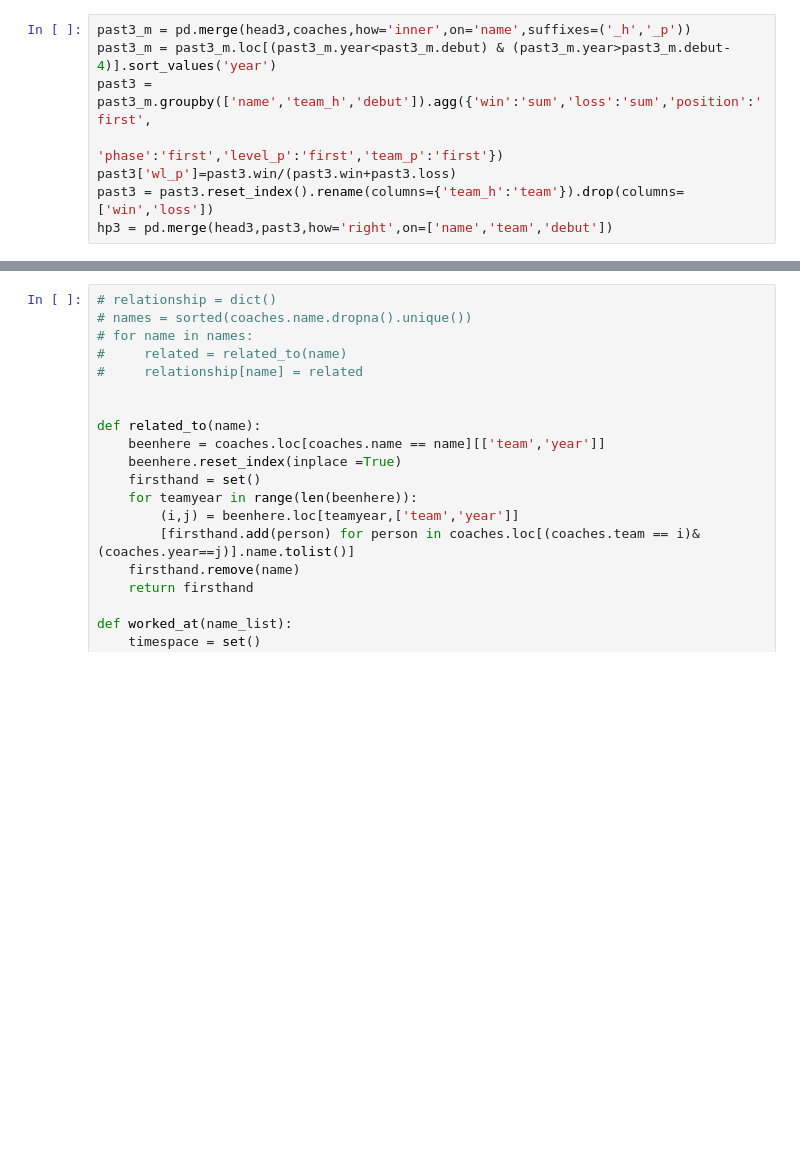
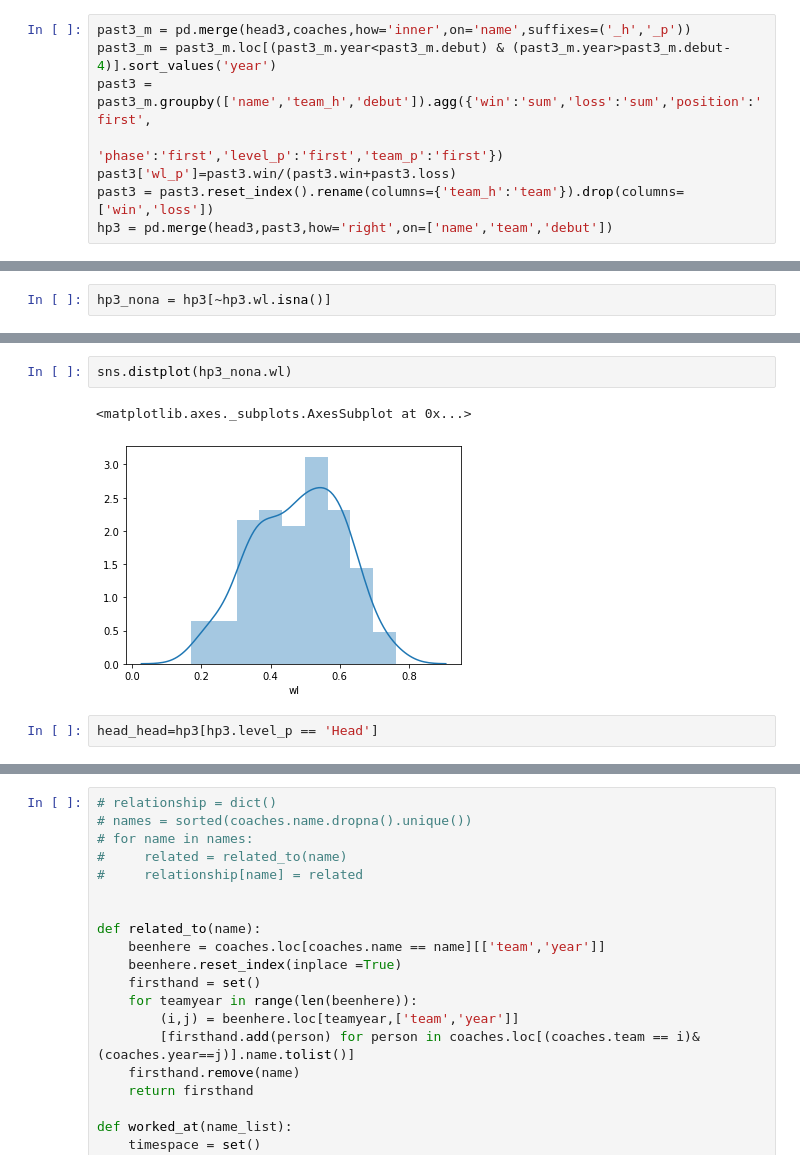
Before and after one commit to plee0117/Coaches, a Jupyter notebook: Graphs.ipynb, the cells around one changed output, grey strips where cells are left out. Saved outputs shown, nothing was run; the diff lists cells and outputs as text; blank space fills up the shorter version.

```diff
--- a/Graphs.ipynb
+++ b/Graphs.ipynb
@@ -55,0 +79,2 @@ hp3 = pd.merge(head3,past3,how='right',on=['name','team','debut'])
+# %%
+hp3_nona = hp3[~hp3.wl.isna()]
@@ -55,0 +89,7 @@ hp3 = pd.merge(head3,past3,how='right',on=['name','team','debut'])
+# %%
+sns.distplot(hp3_nona.wl)
+# %% [output]
+<matplotlib.axes._subplots.AxesSubplot at 0x...>
+[figure, added]
+# %%
+head_head=hp3[hp3.level_p == 'Head']
```
Also changed, not shown: parts of 36 cells of this notebook, 1 other file.
